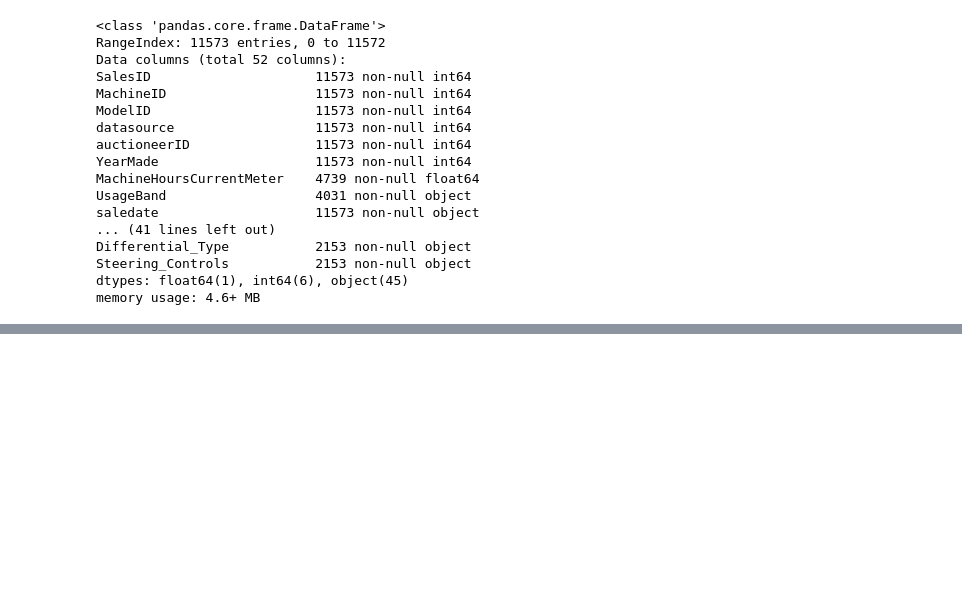
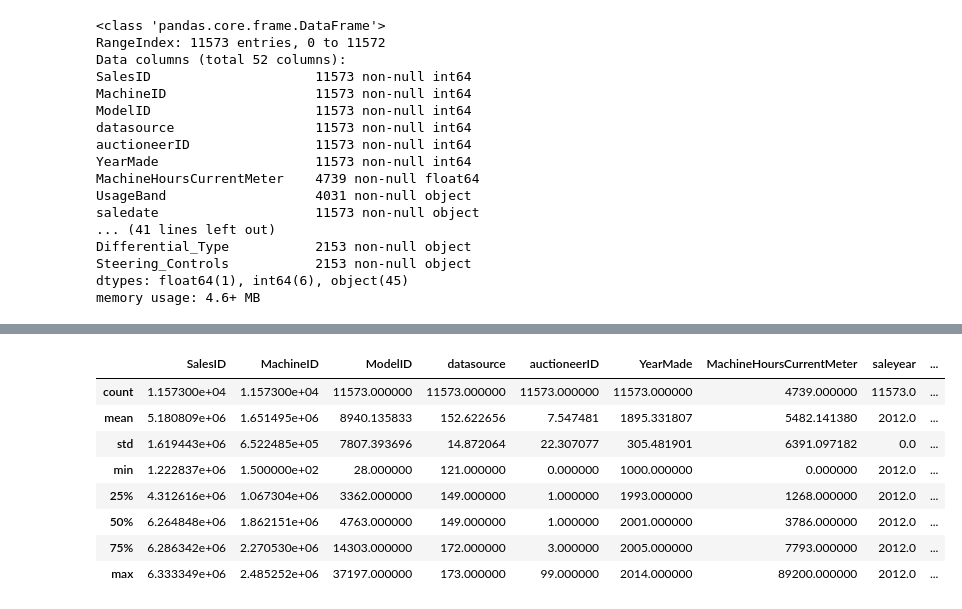
Before and after one commit to tomasbielskis/regression-case-study, a Jupyter notebook: tomas_eda.ipynb, the cells around one changed output, grey strips where cells are left out. Cells and saved outputs as stored; diff of their text form; code cells hidden in the pictures; blank space fills up the shorter version.

```diff
--- a/tomas_eda.ipynb
+++ b/tomas_eda.ipynb
@@ -127,0 +256,12 @@ scores = cross_validation.cross_val_score(classifier_pipeline, data, target, cv=
+# %%
+dftest.describe()
+# %% [output]
+|  | SalesID | MachineID | ModelID | datasource | auctioneerID | YearMade | MachineHoursCurrentMeter | saleyear | ... |
+| count | 1.157300e+04 | 1.157300e+04 | 11573.000000 | 11573.000000 | 11573.000000 | 11573.000000 | 4739.000000 | 11573.0 | ... |
+| mean | 5.180809e+06 | 1.651495e+06 | 8940.135833 | 152.622656 | 7.547481 | 1895.331807 | 5482.141380 | 2012.0 | ... |
+| std | 1.619443e+06 | 6.522485e+05 | 7807.393696 | 14.872064 | 22.307077 | 305.481901 | 6391.097182 | 0.0 | ... |
+| min | 1.222837e+06 | 1.500000e+02 | 28.000000 | 121.000000 | 0.000000 | 1000.000000 | 0.000000 | 2012.0 | ... |
+| 25% | 4.312616e+06 | 1.067304e+06 | 3362.000000 | 149.000000 | 1.000000 | 1993.000000 | 1268.000000 | 2012.0 | ... |
+| 50% | 6.264848e+06 | 1.862151e+06 | 4763.000000 | 149.000000 | 1.000000 | 2001.000000 | 3786.000000 | 2012.0 | ... |
+| 75% | 6.286342e+06 | 2.270530e+06 | 14303.000000 | 172.000000 | 3.000000 | 2005.000000 | 7793.000000 | 2012.0 | ... |
+| max | 6.333349e+06 | 2.485252e+06 | 37197.000000 | 173.000000 | 99.000000 | 2014.000000 | 89200.000000 | 2012.0 | ... |
```
Also changed, not shown: parts of 16 cells of this notebook.
